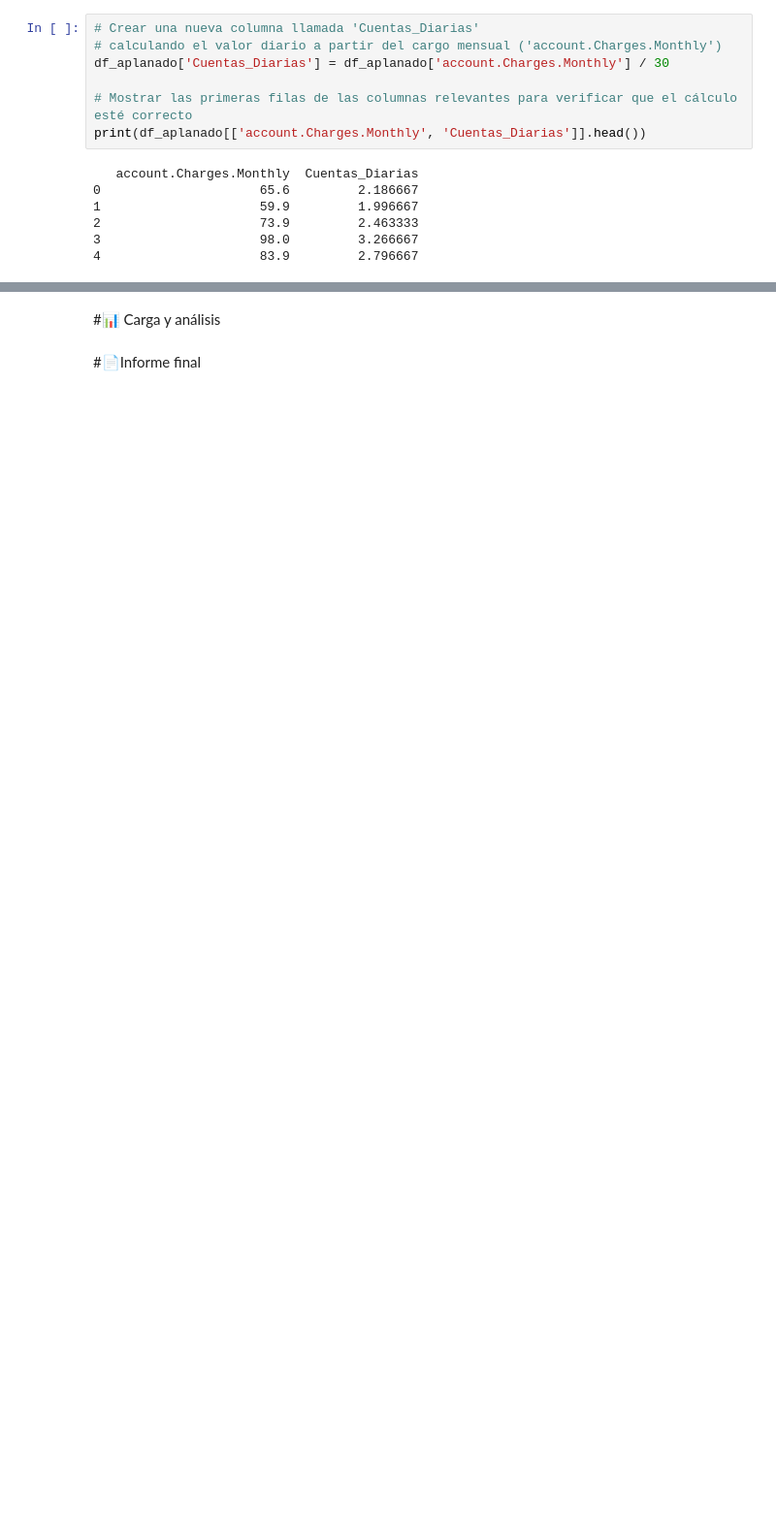
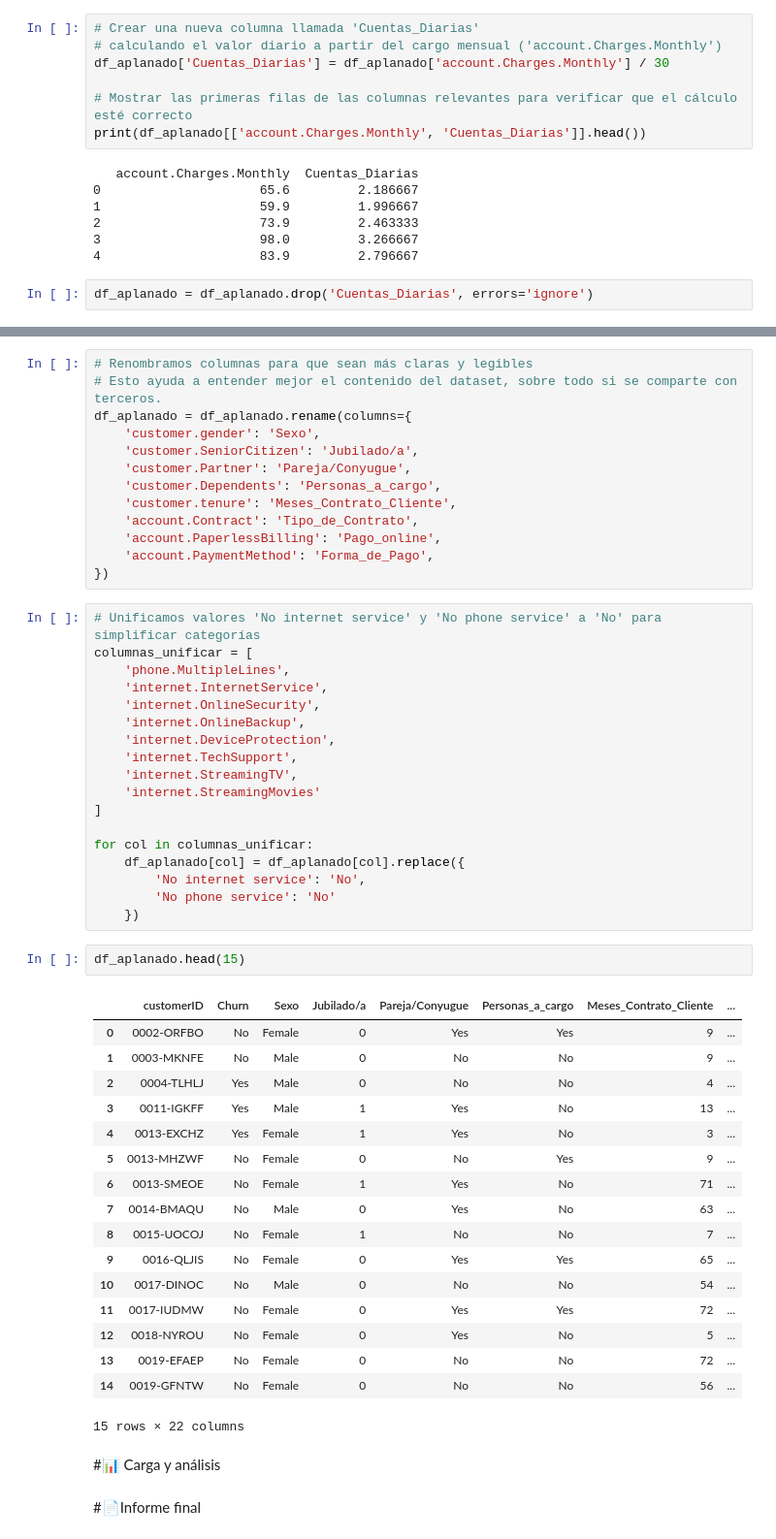
Before and after one commit to Leanga87/Challenge_TelecomX_AluraLatam, a Jupyter notebook: TelecomX_LATAM.ipynb, the cells around one changed output, grey strips where cells are left out. Shown at 97% size. Drawn from its saved outputs; the diff is of its cells as text; blank space fills up the shorter version.

Commit message:
Limpieza y estandarización de datos: unificación categorías sin servicio, corrección de tipos y renombrado de columnas

```diff
--- a/TelecomX_LATAM.ipynb
+++ b/TelecomX_LATAM.ipynb
@@ -240,3 +240,5 @@ print(df_aplanado[['account.Charges.Monthly', 'Cuentas_Diarias']].head())
 2                     73.9         2.463333
 3                     98.0         3.266667
 4                     83.9         2.796667
+# %%
+df_aplanado = df_aplanado.drop('Cuentas_Diarias', errors='ignore')
@@ -243,3 +261,54 @@ print(df_aplanado[['account.Charges.Monthly', 'Cuentas_Diarias']].head())
+# %%
+# Renombramos columnas para que sean más claras y legibles
+# Esto ayuda a entender mejor el contenido del dataset, sobre todo si se comparte con terceros.
+df_aplanado = df_aplanado.rename(columns={
+    'customer.gender': 'Sexo',
+    'customer.SeniorCitizen': 'Jubilado/a',
+    'customer.Partner': 'Pareja/Conyugue',
+    'customer.Dependents': 'Personas_a_cargo',
+    'customer.tenure': 'Meses_Contrato_Cliente',
+    'account.Contract': 'Tipo_de_Contrato',
+    'account.PaperlessBilling': 'Pago_online',
+    'account.PaymentMethod': 'Forma_de_Pago',
+})
+# %%
+# Unificamos valores 'No internet service' y 'No phone service' a 'No' para simplificar categorías
+columnas_unificar = [
+    'phone.MultipleLines',
+    'internet.InternetService',
+    'internet.OnlineSecurity',
+    'internet.OnlineBackup',
+    'internet.DeviceProtection',
+    'internet.TechSupport',
+    'internet.StreamingTV',
+    'internet.StreamingMovies'
+]
+
+for col in columnas_unificar:
+    df_aplanado[col] = df_aplanado[col].replace({
+        'No internet service': 'No',
+        'No phone service': 'No'
+    })
+# %%
+df_aplanado.head(15)
+# %% [output]
+|  | customerID | Churn | Sexo | Jubilado/a | Pareja/Conyugue | Personas_a_cargo | Meses_Contrato_Cliente | ... |
+| 0 | 0002-ORFBO | No | Female | 0 | Yes | Yes | 9 | ... |
+| 1 | 0003-MKNFE | No | Male | 0 | No | No | 9 | ... |
+| 2 | 0004-TLHLJ | Yes | Male | 0 | No | No | 4 | ... |
+| 3 | 0011-IGKFF | Yes | Male | 1 | Yes | No | 13 | ... |
+| 4 | 0013-EXCHZ | Yes | Female | 1 | Yes | No | 3 | ... |
+| 5 | 0013-MHZWF | No | Female | 0 | No | Yes | 9 | ... |
+| 6 | 0013-SMEOE | No | Female | 1 | Yes | No | 71 | ... |
+| 7 | 0014-BMAQU | No | Male | 0 | Yes | No | 63 | ... |
+| 8 | 0015-UOCOJ | No | Female | 1 | No | No | 7 | ... |
+| 9 | 0016-QLJIS | No | Female | 0 | Yes | Yes | 65 | ... |
+| 10 | 0017-DINOC | No | Male | 0 | No | No | 54 | ... |
+| 11 | 0017-IUDMW | No | Female | 0 | Yes | Yes | 72 | ... |
+| 12 | 0018-NYROU | No | Female | 0 | Yes | No | 5 | ... |
+| 13 | 0019-EFAEP | No | Female | 0 | No | No | 72 | ... |
+| 14 | 0019-GFNTW | No | Female | 0 | No | No | 56 | ... |
+15 rows × 22 columns
 # %% [markdown]
 #📊 Carga y análisis
 # %% [markdown]
```
Also changed, not shown: parts of 2 cells of this notebook.
